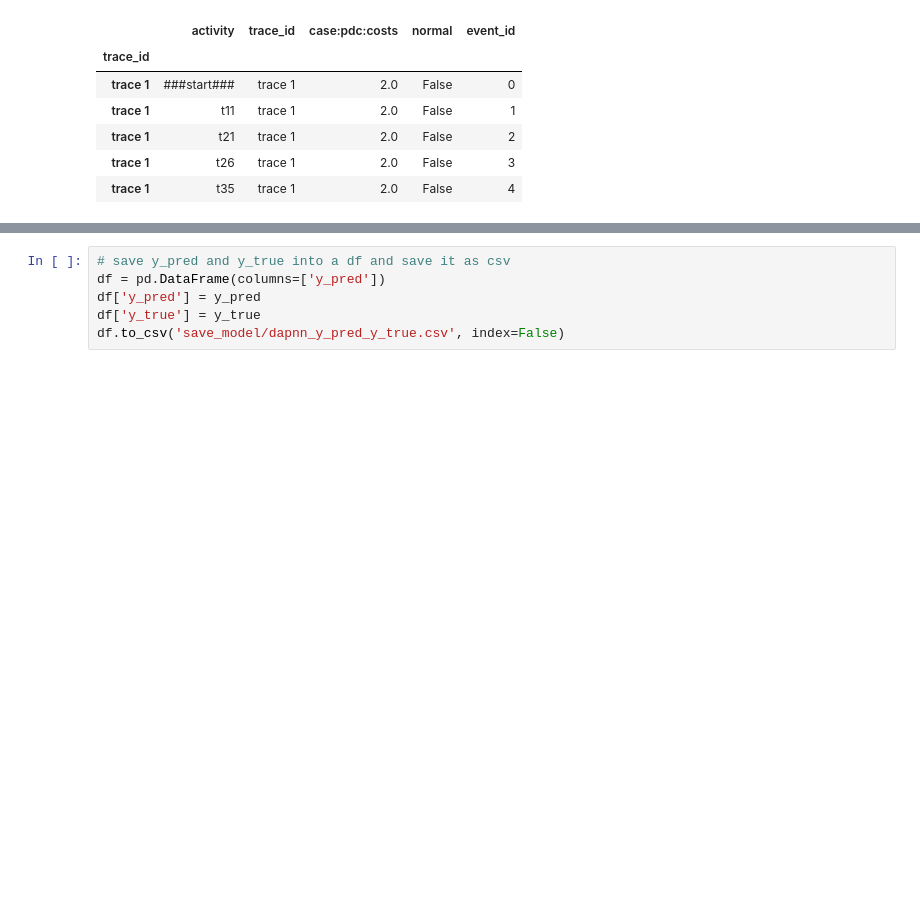
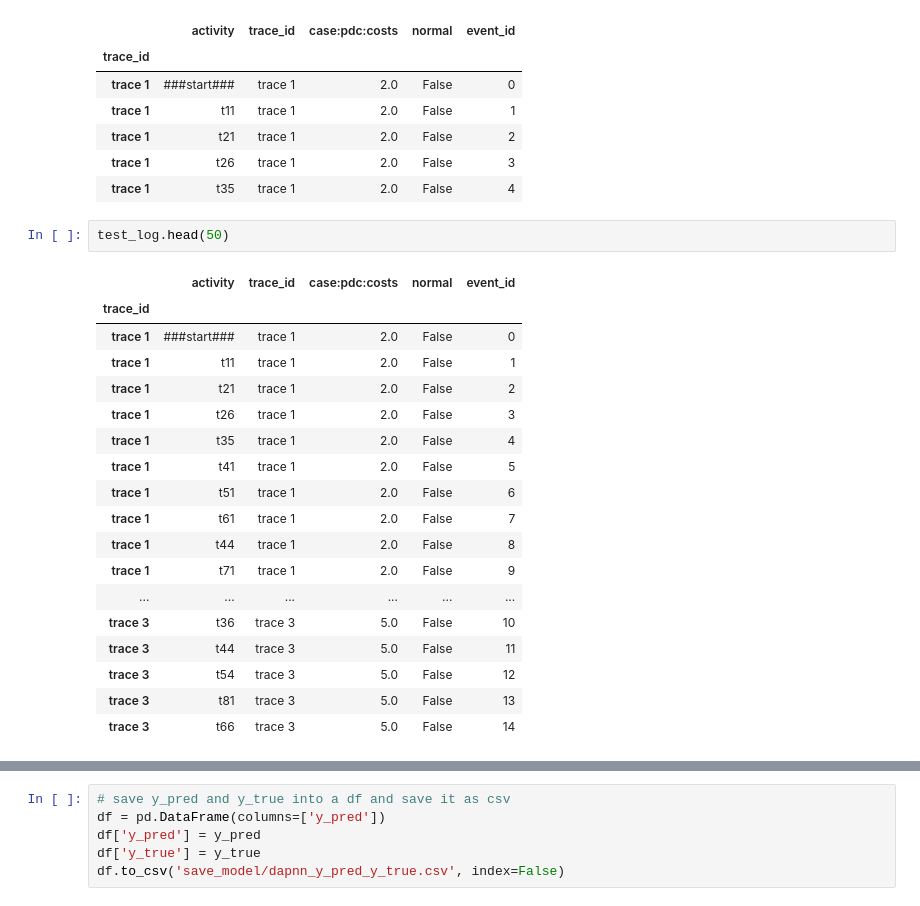
Before and after one commit to wr0om/dapnn, a Jupyter notebook: pdc2020.ipynb, the cells around one changed output, grey strips where cells are left out. Cells and saved outputs as stored; diff of their text form; blank space fills up the shorter version.

Commit message:
trained model on all traces

```diff
--- a/pdc2020.ipynb
+++ b/pdc2020.ipynb
@@ -135,6 +135,27 @@ test_log[test_log['normal'] == False].head(5)
 | trace 1 | t21 | trace 1 | 2.0 | False | 2 |
 | trace 1 | t26 | trace 1 | 2.0 | False | 3 |
 | trace 1 | t35 | trace 1 | 2.0 | False | 4 |
+# %%
+test_log.head(50)
+# %% [output]
+|  | activity | trace_id | case:pdc:costs | normal | event_id |
+| trace_id |  |  |  |  |  |
+| trace 1 | ###start### | trace 1 | 2.0 | False | 0 |
+| trace 1 | t11 | trace 1 | 2.0 | False | 1 |
+| trace 1 | t21 | trace 1 | 2.0 | False | 2 |
+| trace 1 | t26 | trace 1 | 2.0 | False | 3 |
+| trace 1 | t35 | trace 1 | 2.0 | False | 4 |
+| trace 1 | t41 | trace 1 | 2.0 | False | 5 |
+| trace 1 | t51 | trace 1 | 2.0 | False | 6 |
+| trace 1 | t61 | trace 1 | 2.0 | False | 7 |
+| trace 1 | t44 | trace 1 | 2.0 | False | 8 |
+| trace 1 | t71 | trace 1 | 2.0 | False | 9 |
+| ... | ... | ... | ... | ... | ... |
+| trace 3 | t36 | trace 3 | 5.0 | False | 10 |
+| trace 3 | t44 | trace 3 | 5.0 | False | 11 |
+| trace 3 | t54 | trace 3 | 5.0 | False | 12 |
+| trace 3 | t81 | trace 3 | 5.0 | False | 13 |
+| trace 3 | t66 | trace 3 | 5.0 | False | 14 |
 # %%
 def process_test(test_log,categorify,cat_names='activity'):
     o=PPObj(test_log,procs=categorify,cat_names=cat_names,y_names=cat_names,do_setup=False)
```
Also changed, not shown: parts of 2 cells of this notebook, 27 other files.
